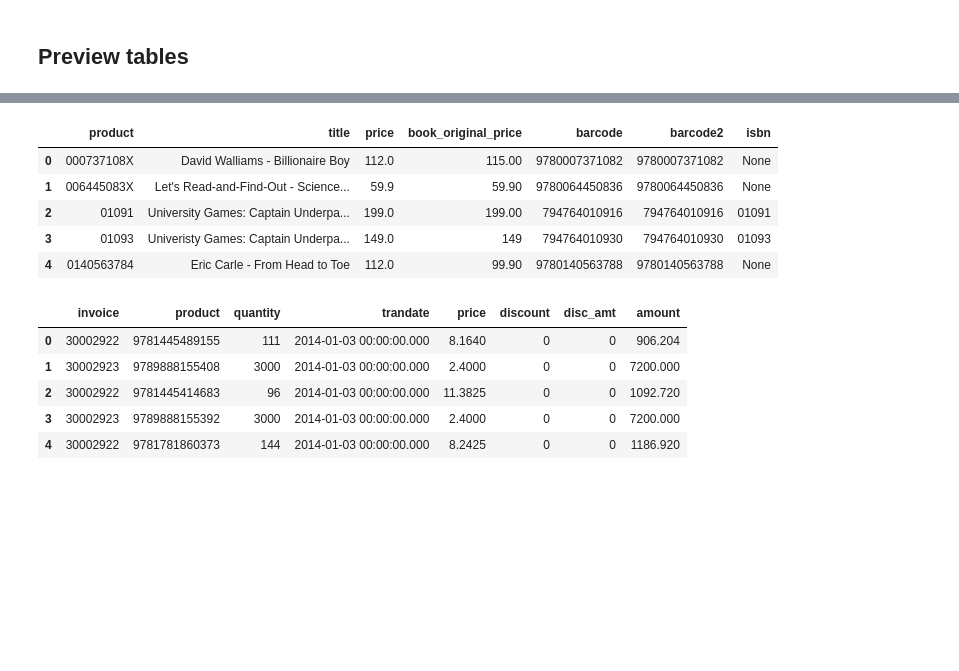
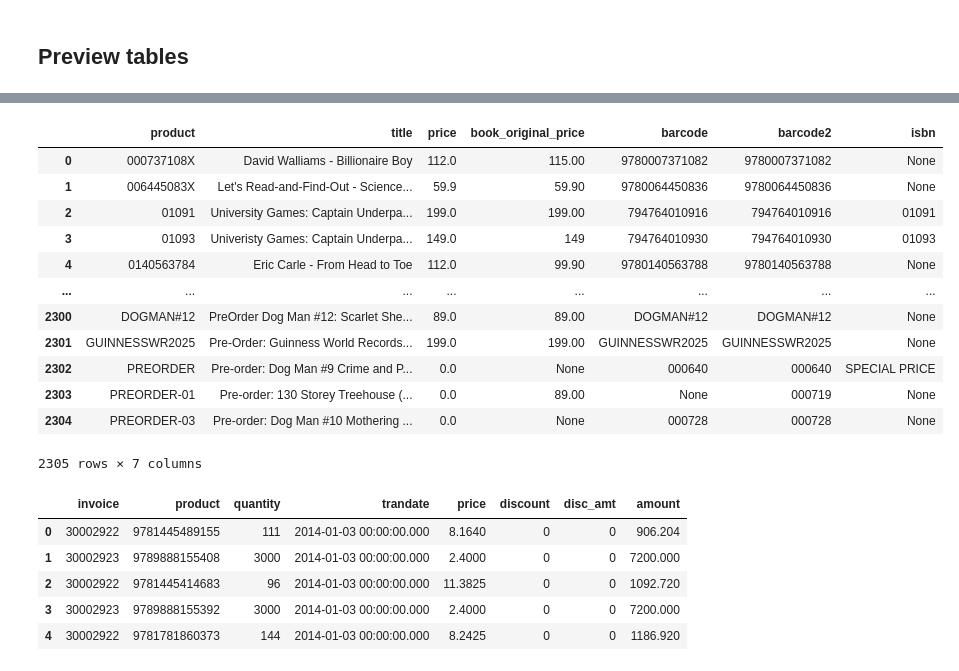
Before and after one commit to peterp2n/STAT6207_project, a Jupyter notebook: test.ipynb, the cells around one changed output, grey strips where cells are left out. Saved outputs shown, nothing was run; the diff lists cells and outputs as text; code cells hidden in the pictures; blank space fills up the shorter version.

```diff
--- a/test.ipynb
+++ b/test.ipynb
@@ -5,6 +5,6 @@ import STAT5102_2023 as ct # common tools
 # %%
 # Connect to the SQLite database
-con = sqlite3.connect("Topic1_dataset.sqlite")
+con = sqlite3.connect("Topic1_dataset (1).sqlite")
 
 # Create a cursor to execute SQL commands
 cur = con.cursor()
@@ -22,10 +38,17 @@ def get_pd_dataframe(query, connection):
 # %%
-products_preview = get_pd_dataframe("SELECT * FROM products limit 5;", con)
+products_preview = get_pd_dataframe("SELECT * FROM products;", con)
 products_preview
 # %% [output]
 |  | product | title | price | book_original_price | barcode | barcode2 | isbn |
 | 0 | 000737108X | David Walliams - Billionaire Boy | 112.0 | 115.00 | 9780007371082 | 9780007371082 | None |
 | 1 | 006445083X | Let's Read-and-Find-Out - Science... | 59.9 | 59.90 | 9780064450836 | 9780064450836 | None |
 | 2 | 01091 | University Games: Captain Underpa... | 199.0 | 199.00 | 794764010916 | 794764010916 | 01091 |
 | 3 | 01093 | Univeristy Games: Captain Underpa... | 149.0 | 149 | 794764010930 | 794764010930 | 01093 |
 | 4 | 0140563784 | Eric Carle - From Head to Toe | 112.0 | 99.90 | 9780140563788 | 9780140563788 | None |
+| ... | ... | ... | ... | ... | ... | ... | ... |
+| 2300 | DOGMAN#12 | PreOrder Dog Man #12: Scarlet She... | 89.0 | 89.00 | DOGMAN#12 | DOGMAN#12 | None |
+| 2301 | GUINNESSWR2025 | Pre-Order: Guinness World Records... | 199.0 | 199.00 | GUINNESSWR2025 | GUINNESSWR2025 | None |
+| 2302 | PREORDER | Pre-order: Dog Man #9 Crime and P... | 0.0 | None | 000640 | 000640 | SPECIAL PRICE |
+| 2303 | PREORDER-01 | Pre-order: 130 Storey Treehouse (... | 0.0 | 89.00 | None | 000719 | None |
+| 2304 | PREORDER-03 | Pre-order: Dog Man #10 Mothering ... | 0.0 | None | 000728 | 000728 | None |
+2305 rows × 7 columns
```
Also changed, not shown: parts of 18 cells of this notebook.
